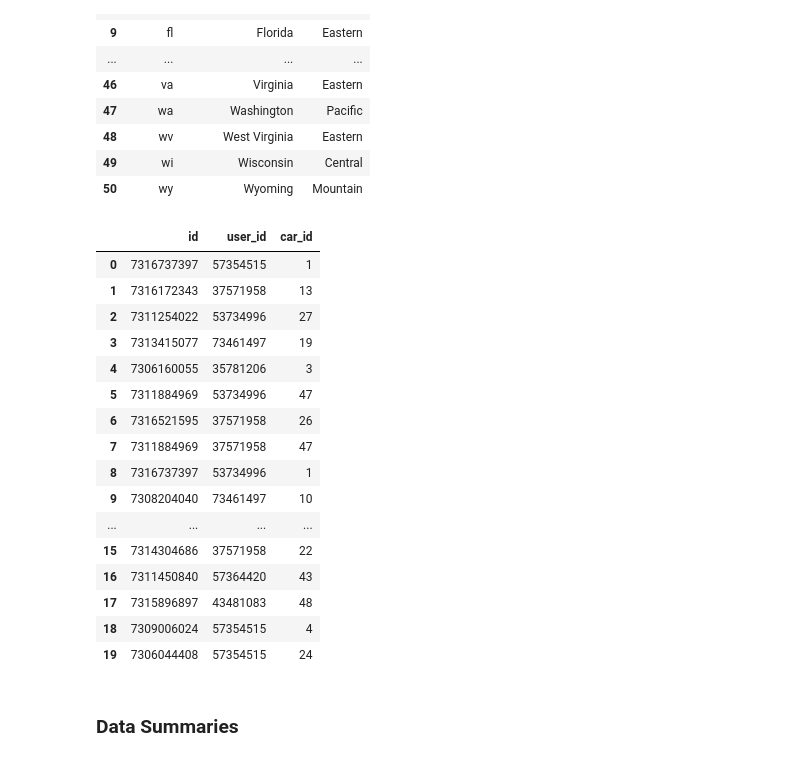
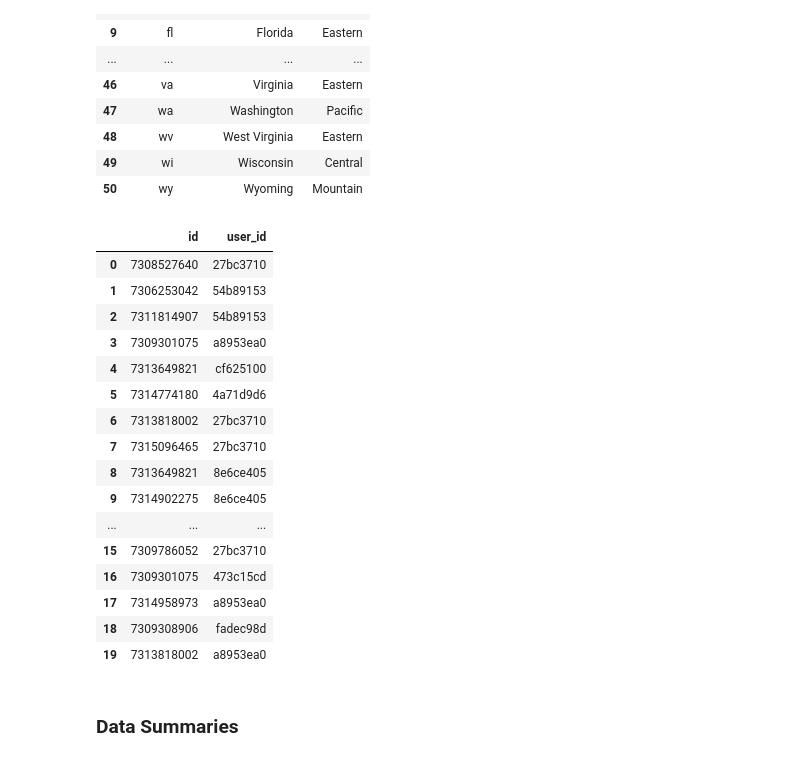
Before and after one commit to mihirKachroo/Rent-A-Car, a Jupyter notebook: Database.ipynb, the cells around one changed output. Saved outputs shown, nothing was run; the diff lists cells and outputs as text; code cells hidden in the pictures.

```diff
--- a/Database.ipynb
+++ b/Database.ipynb
@@ -328,7 +328,11 @@ favorites_table
 # %% [markdown]
 # Sample Dataset
 # %%
-sample_df = df.sample(n=50).reset_index(drop=True)
+sample_df = df.sample(n=20).reset_index(drop=True)
+min_mileage = 5000
+max_mileage = 200000
+sample_df['mileage'] = [random.randint(min_mileage, max_mileage) for _ in range(len(sample_df))]
+
 sample_df
 # %% [output]
 |  | id | url | region | region_url | price | year | manufacturer | model | condition | cylinders | ... |
@@ -352,8 +364,8 @@ sample_df
 # %%
 unique_cars = sample_df[['manufacturer', 'model']].drop_duplicates().reset_index(drop=True)
-unique_cars['car_id'] = range(1, len(unique_cars) + 1)
 
-sample_cars_table = sample_df[["id", "manufacturer", "model", "drive", "cylinders", "transmission", "paint_color"]]
-sample_cars_table = sample_cars_table.merge(unique_cars, on=['manufacturer', 'model'], how='left').drop_duplicates().reset_index(drop=True)
+sample_cars_table = sample_df[["id", "manufacturer", "model", "drive", "cylinders", "transmission", "fuel"]]
+sample_cars_table['drive'] = sample_cars_table['drive'].replace('other', 'gas')
+
 sample_cars_table
 # %% [output]
@@ -411,18 +394,18 @@ sample_colors_table
 # %%
-fake = Faker()
-
 num_users = 10
 
 user_data = {
-    'user_id': random.sample(range(10000000, 100000000), num_users), # 8 digit user_id
+    'user_id': [str(uuid.uuid4())[:8] for _ in range(num_users)],
     'first_name': [fake.first_name() for _ in range(num_users)],
     'last_name': [fake.last_name() for _ in range(num_users)],
     'email': [fake.email() for _ in range(num_users)],
-    'date_of_birth': [fake.date_of_birth(minimum_age=18, maximum_age=90) for _ in range(num_users)],
+    'date_of_birth': [fake.date_of_birth(minimum_age=18, maximum_age=60) for _ in range(num_users)],
     'password': [fake.password(length=10, special_chars=True, digits=True, upper_case=True, lower_case=True) for _ in range(num_users)]
 }
 
+
 sample_users_table = pd.DataFrame(user_data)
+
 sample_users_table
 # %% [output]
 |  | user_id | first_name | last_name | email | date_of_birth | password |
@@ -567,32 +784,31 @@ sample_states_table
 # %%
 num_favorites = 20
 favorite_data = {
     'id': [random.choice(sample_cars_table['id']) for _ in range(num_favorites)],
     'user_id': [random.choice(sample_users_table['user_id']) for _ in range(num_favorites)]
 }
 
 sample_favorites_table = pd.DataFrame(favorite_data)
-sample_favorites_table['car_id'] = sample_favorites_table['id'].map(sample_cars_table.set_index('id')['car_id'].to_dict())
 
 sample_favorites_table
 # %% [output]
-|  | id | user_id | car_id |
-| 0 | 7316737397 | 57354515 | 1 |
-| 1 | 7316172343 | 37571958 | 13 |
-| 2 | 7311254022 | 53734996 | 27 |
-| 3 | 7313415077 | 73461497 | 19 |
-| 4 | 7306160055 | 35781206 | 3 |
-| 5 | 7311884969 | 53734996 | 47 |
-| 6 | 7316521595 | 37571958 | 26 |
-| 7 | 7311884969 | 37571958 | 47 |
-| 8 | 7316737397 | 53734996 | 1 |
-| 9 | 7308204040 | 73461497 | 10 |
-| ... | ... | ... | ... |
-| 15 | 7314304686 | 37571958 | 22 |
-| 16 | 7311450840 | 57364420 | 43 |
-| 17 | 7315896897 | 43481083 | 48 |
-| 18 | 7309006024 | 57354515 | 4 |
-| 19 | 7306044408 | 57354515 | 24 |
+|  | id | user_id |
+| 0 | 7308527640 | 27bc3710 |
+| 1 | 7306253042 | 54b89153 |
+| 2 | 7311814907 | 54b89153 |
+| 3 | 7309301075 | a8953ea0 |
+| 4 | 7313649821 | cf625100 |
+| 5 | 7314774180 | 4a71d9d6 |
+| 6 | 7313818002 | 27bc3710 |
+| 7 | 7315096465 | 27bc3710 |
+| 8 | 7313649821 | 8e6ce405 |
+| 9 | 7314902275 | 8e6ce405 |
+| ... | ... | ... |
+| 15 | 7309786052 | 27bc3710 |
+| 16 | 7309301075 | 473c15cd |
+| 17 | 7314958973 | a8953ea0 |
+| 18 | 7309308906 | fadec98d |
+| 19 | 7313818002 | a8953ea0 |
 # %%
 # save da files
 sample_cars_table.to_csv('sample_cars_table.csv', index=False)
```
Also changed, not shown: parts of 13 cells of this notebook, 8 other files.
